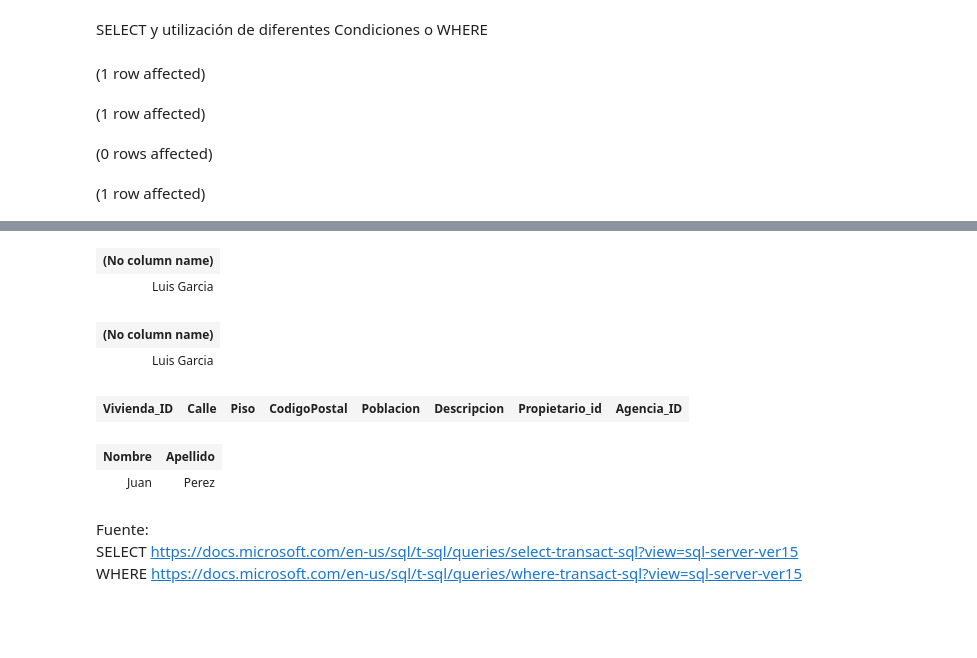
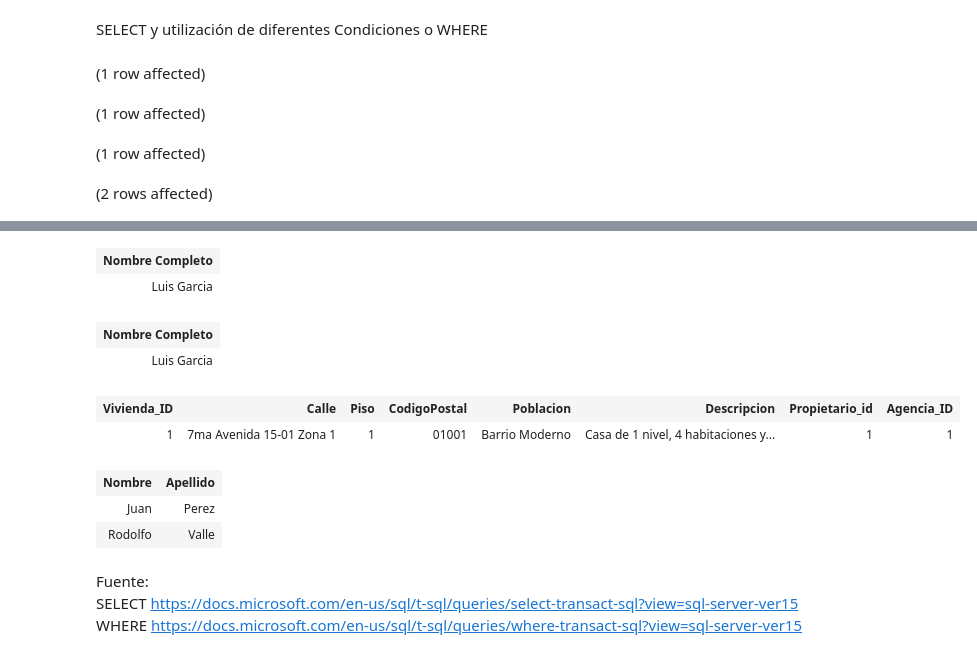
Before and after one commit to faroche/2021_UMG_BD1, a Jupyter notebook: 2021_WE#11_DML.ipynb, the cells around one changed output, grey strips where cells are left out. Drawn from its saved outputs; the diff is of its cells as text; code cells hidden in the pictures; blank space fills up the shorter version.

```diff
--- a/2021_WE#11_DML.ipynb
+++ b/2021_WE#11_DML.ipynb
@@ -209,26 +214,26 @@ SELECT y utilización de diferentes Condiciones o WHERE
 # %%
 /*Buscando un valor especifico*/
 USE Control_Alquileres
-SELECT Nombre + ' ' + Apellido
+SELECT Nombre + ' ' + Apellido AS [Nombre Completo]
 FROM Inquilino
 WHERE Nombre = 'Luis'
 
 /*Buscando un valor tratando de encontrar un valor con diferentes condiciones*/
-SELECT Nombre + ' ' + Apellido
+SELECT Nombre + ' ' + Apellido AS [Nombre Completo]
 FROM Inquilino
-WHERE Nombre = 'Luisa' or Apellido = 'Garcia'
+WHERE Nombre = 'Luisa' OR Apellido = 'Garcia'
 
 /*Buscando un valor dentro de un string*/
 SELECT *
 FROM Vivienda
-WHERE Calle like '%Zona 1%'
+WHERE Calle LIKE '%Zona 1'
 
 /*Buscando registros que esten en una lista de valores*/
 SELECT Nombre,Apellido
 FROM Propietario
-WHERE Apellido in ('Garcia','Lopez','Valle','Perez')
+WHERE Apellido IN ('Garcia','Lopez','Valle','Perez')
 # %% [output]
 (1 row affected)
 (1 row affected)
-(0 rows affected)
+(1 row affected)
-(1 row affected)
+(2 rows affected)
@@ -236,10 +241,12 @@ Total execution time: 00:00:00.060
-| (No column name) |
+| Nombre Completo |
 | Luis Garcia |
-| (No column name) |
+| Nombre Completo |
 | Luis Garcia |
 | Vivienda_ID | Calle | Piso | CodigoPostal | Poblacion | Descripcion | Propietario_id | Agencia_ID |
+| 1 | 7ma Avenida 15-01 Zona 1 | 1 | 01001 | Barrio Moderno | Casa de 1 nivel, 4 habitaciones y... | 1 | 1 |
 | Nombre | Apellido |
 | Juan | Perez |
+| Rodolfo | Valle |
 # %% [markdown]
 Fuente:<br>SELECT https://docs.microsoft.com/en-us/sql/t-sql/queries/select-transact-sql?view=sql-server-ver15<br>WHERE https://docs.microsoft.com/en-us/sql/t-sql/queries/where-transact-sql?view=sql-server-ver15
 # %% [markdown]
```
Also changed, not shown: parts of 11 cells of this notebook.
